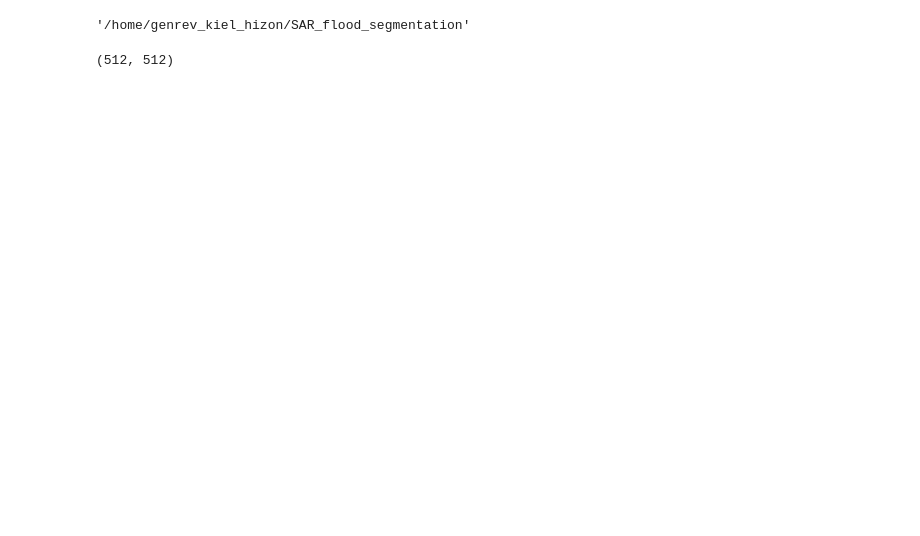
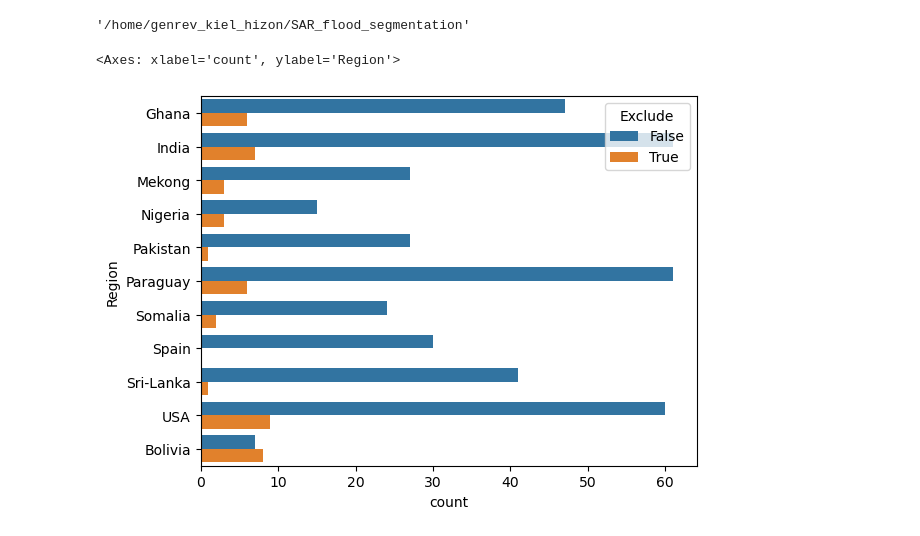
Before and after one commit to khizon/SAR_flood_segmentation, a Jupyter notebook: src/Untitled.ipynb, the cells around one changed output. Saved outputs shown, nothing was run; the diff lists cells and outputs as text; code cells hidden in the pictures; blank space fills up the shorter version.

```diff
--- a/src/Untitled.ipynb
+++ b/src/Untitled.ipynb
@@ -16,9 +16,9 @@ weak_labeled_data = os.path.join(ROOT, 'sen1floods11', 'weak_labeled.csv')
 ROOT
 # %% [output]
 '/home/genrev_kiel_hizon/SAR_flood_segmentation'
-# %%
-PATH = 'sen1floods11/flood_events/HandLabeled/LabelHand/Bolivia_103757_LabelHand.tif'
-label = imread(os.path.join(ROOT, PATH))
-label.shape
-# %% [output]
-(512, 512)
+# %%
+df = pd.read_csv(hand_labeled_data, index_col=0)
+sns.countplot(data=df, y='Region', hue='Exclude')
+# %% [output]
+<Axes: xlabel='count', ylabel='Region'>
+[figure, added]
```
Also changed, not shown: parts of 14 cells of this notebook, 1 other file.
